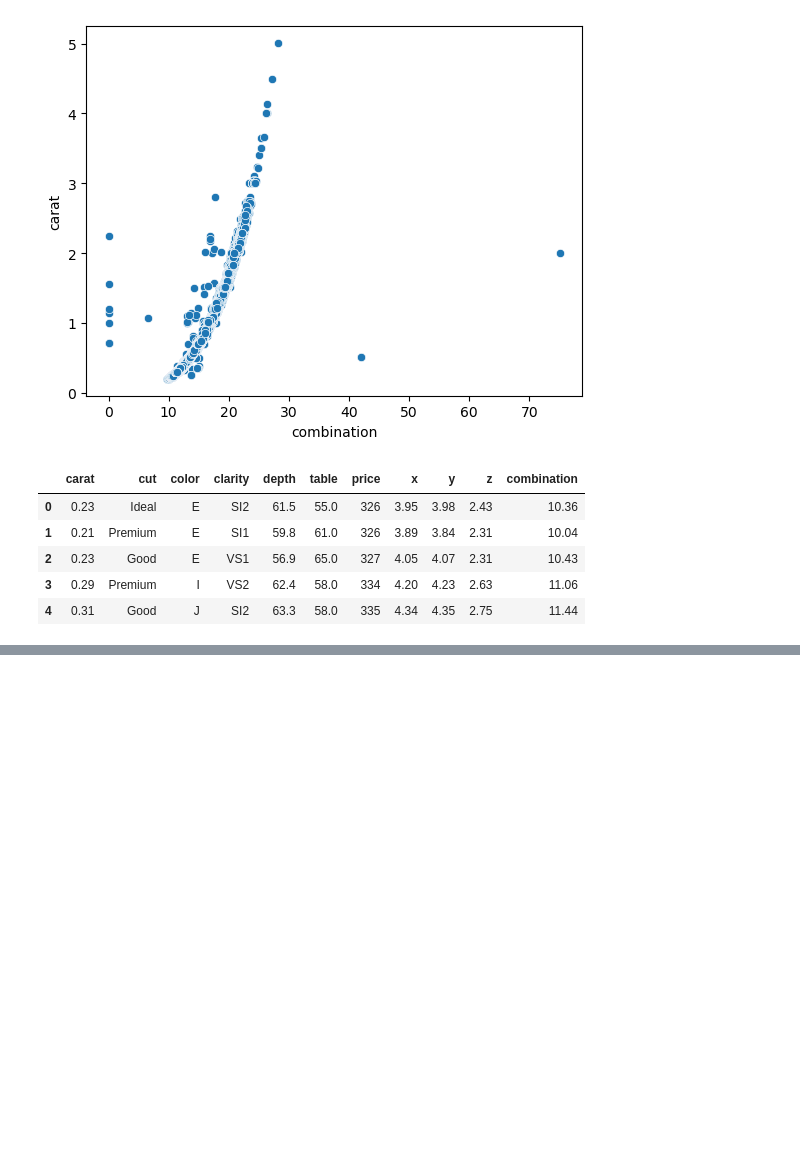
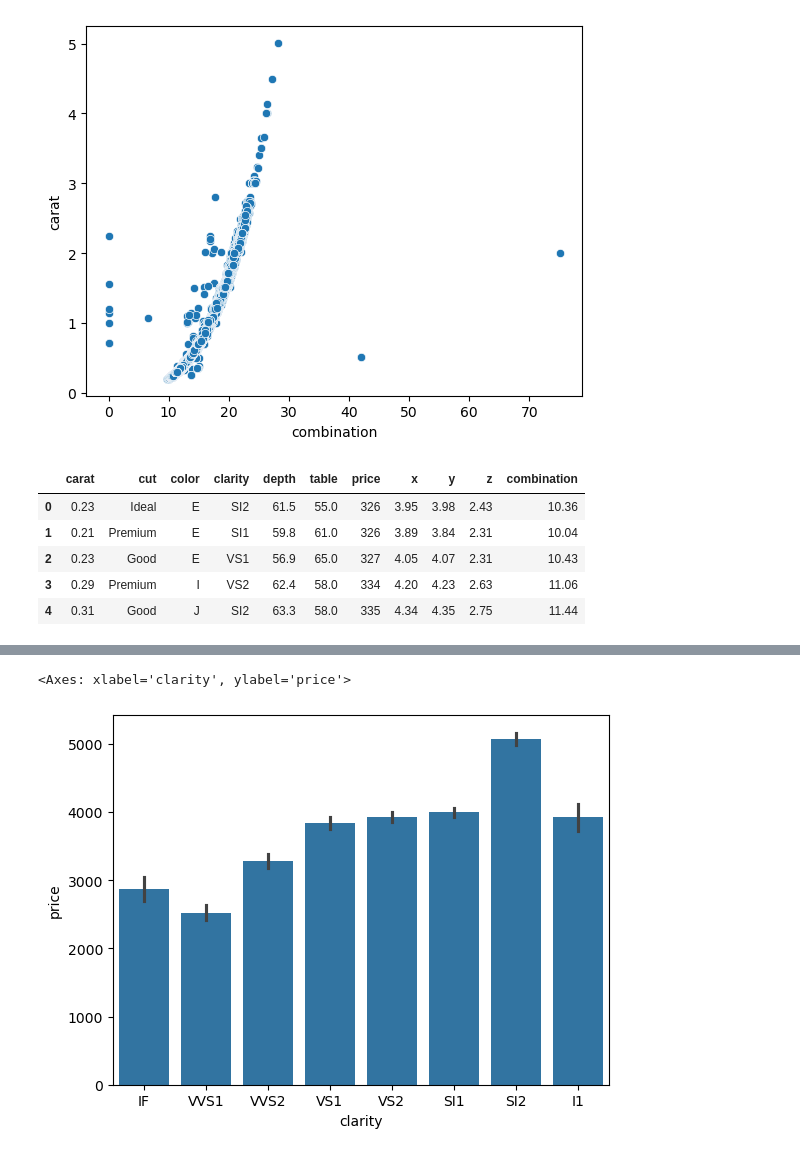
Before and after one commit to yadavchandan26/Machine-Learning, a Jupyter notebook: diamonds-sns.ipynb, the cells around one changed output, grey strips where cells are left out. Saved outputs shown, nothing was run; the diff lists cells and outputs as text; code cells hidden in the pictures; blank space fills up the shorter version.

```diff
--- a/diamonds-sns.ipynb
+++ b/diamonds-sns.ipynb
@@ -150,0 +159,5 @@ sns.barplo
+# %%
+sns.barplot(data=df,x='clarity',y='price')
+# %% [output]
+<Axes: xlabel='clarity', ylabel='price'>
+[figure, added]
```
Also changed, not shown: parts of 4 cells of this notebook.
